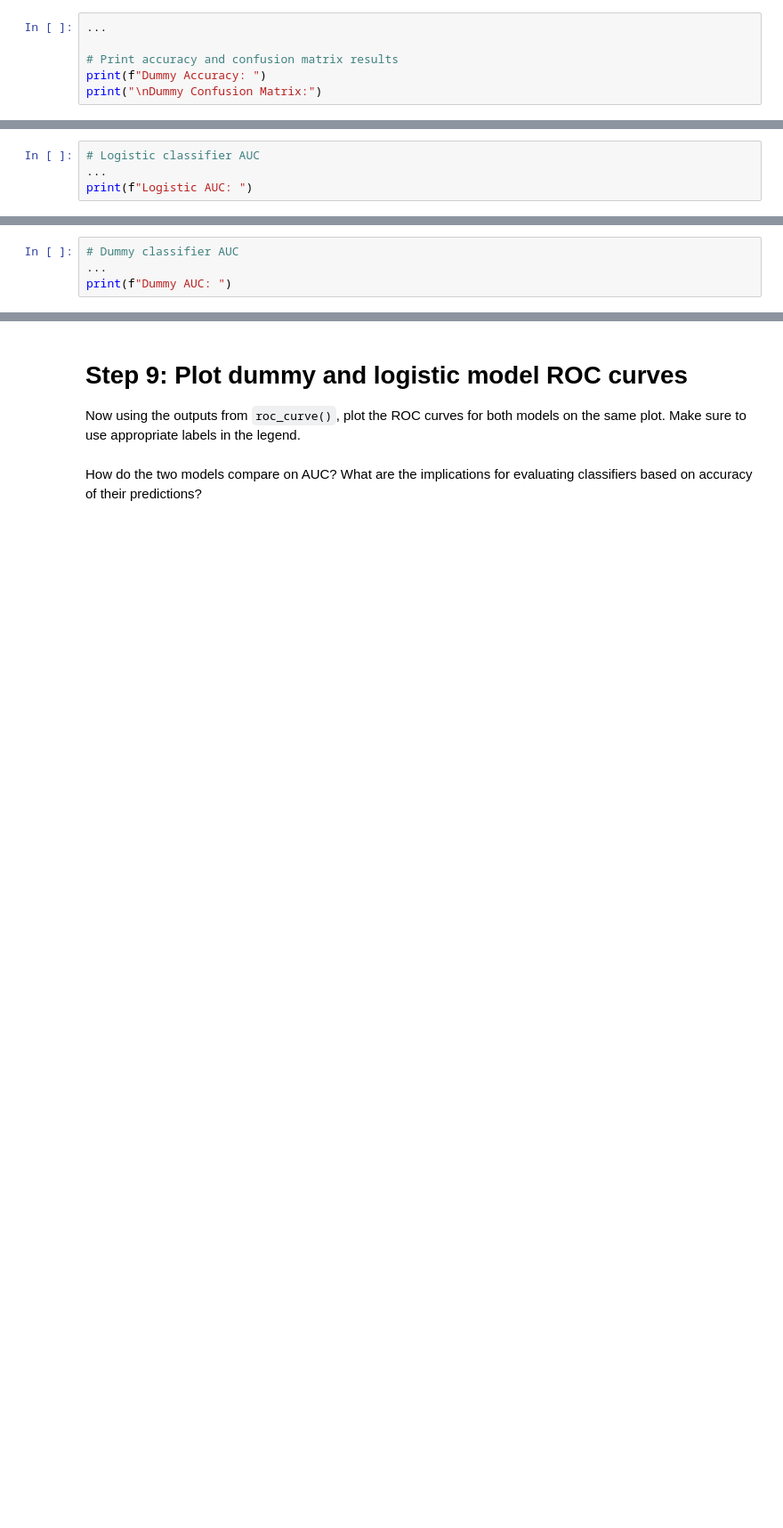
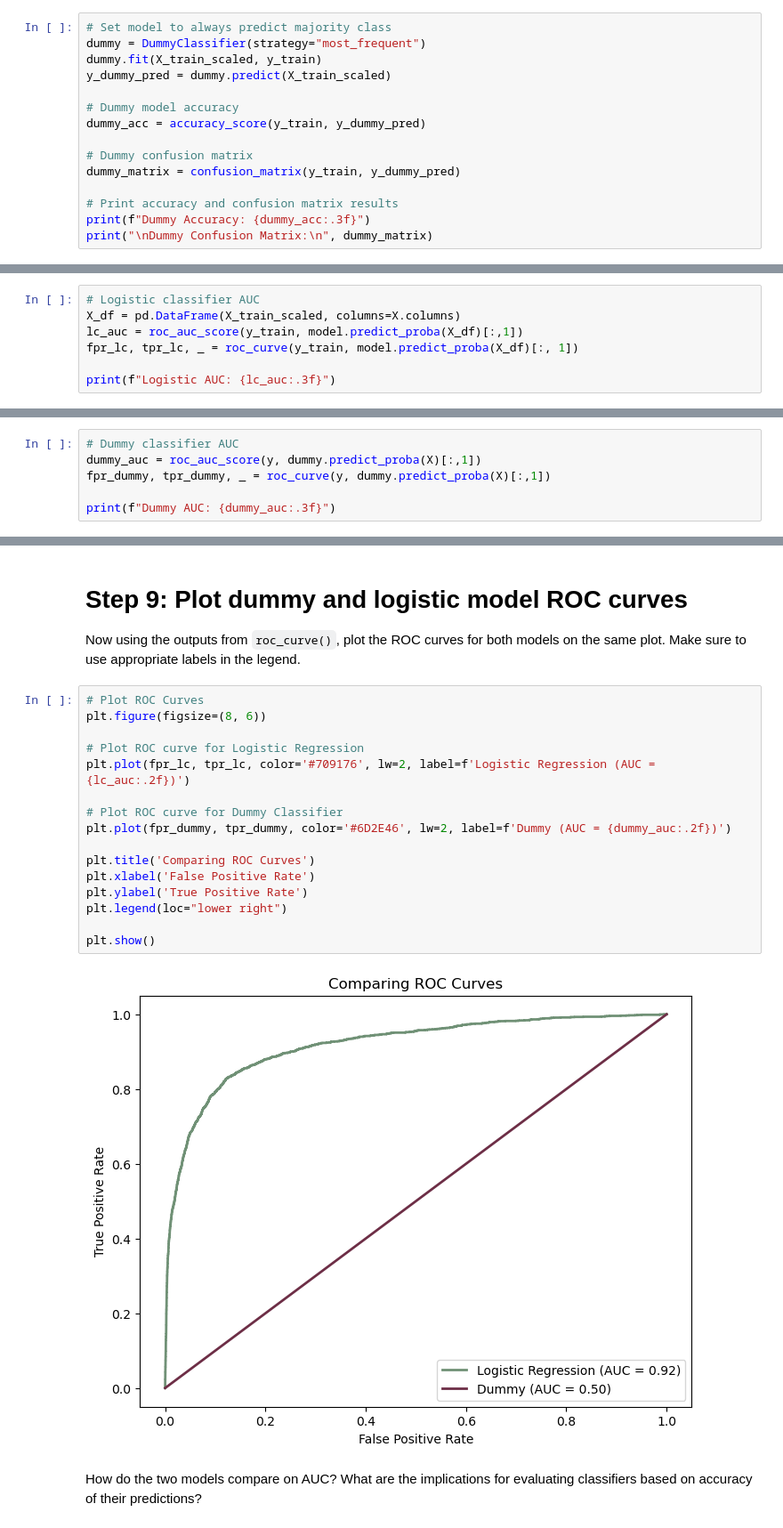
Before and after one commit to rfswick/EDS232-labs, a Jupyter notebook: Week3/lab3-wildfire.ipynb, the cells around one changed output, grey strips where cells are left out. Shown at 89% size. Drawn from its saved outputs; the diff is of its cells as text; blank space fills up the shorter version.

```diff
--- a/Week3/lab3-wildfire.ipynb
+++ b/Week3/lab3-wildfire.ipynb
@@ -130,8 +185,17 @@ What do you think would happen if we built a model that always predicts the majo
 # %% [markdown]
 Let's go ahead and do it: use `DummyClassifier()` with the appropriate value for the 'strategy' parameter to train a majority classifier.  Then calculate this model's accuracy on the training data.
 # %%
-...
+# Set model to always predict majority class
+dummy = DummyClassifier(strategy="most_frequent")
+dummy.fit(X_train_scaled, y_train)
+y_dummy_pred = dummy.predict(X_train_scaled)
+
+# Dummy model accuracy
+dummy_acc = accuracy_score(y_train, y_dummy_pred)
+
+# Dummy confusion matrix
+dummy_matrix = confusion_matrix(y_train, y_dummy_pred)
 
 # Print accuracy and confusion matrix results
-print(f"Dummy Accuracy: ")
-print("\nDummy Confusion Matrix:")
+print(f"Dummy Accuracy: {dummy_acc:.3f}")
+print("\nDummy Confusion Matrix:\n", dummy_matrix)
@@ -140,5 +210,8 @@ print("\nDummy Confusion Matrix:")
 Our two models have similar accuracy, but is that all there is to this story?  Let's dig a little deeper on the comparison of our logistic and dummy classifiers by examining the associated receiver-operator characteristic (ROC) curves. Calculate the area under the curve (AUC) for both models.
 # %%
 # Logistic classifier AUC
-...
-print(f"Logistic AUC: ")
+X_df = pd.DataFrame(X_train_scaled, columns=X.columns)
+lc_auc = roc_auc_score(y_train, model.predict_proba(X_df)[:,1])
+fpr_lc, tpr_lc, _ = roc_curve(y_train, model.predict_proba(X_df)[:, 1])
+
+print(f"Logistic AUC: {lc_auc:.3f}")
@@ -145,4 +220,6 @@ print(f"Logistic AUC: ")
 # %%
 # Dummy classifier AUC
-...
-print(f"Dummy AUC: ")
+dummy_auc = roc_auc_score(y, dummy.predict_proba(X)[:,1])
+fpr_dummy, tpr_dummy, _ = roc_curve(y, dummy.predict_proba(X)[:,1])
+
+print(f"Dummy AUC: {dummy_auc:.3f}")
@@ -149,6 +228,24 @@ print(f"Dummy AUC: ")
 # %% [markdown]
 # Step 9: Plot dummy and logistic model ROC curves
 Now using the outputs from `roc_curve()`, plot the ROC curves for both models on the same plot.  Make sure to use appropriate labels in the legend.
+# %%
+# Plot ROC Curves
+plt.figure(figsize=(8, 6))
+
+# Plot ROC curve for Logistic Regression
+plt.plot(fpr_lc, tpr_lc, color='#709176', lw=2, label=f'Logistic Regression (AUC = {lc_auc:.2f})')
+
+# Plot ROC curve for Dummy Classifier
+plt.plot(fpr_dummy, tpr_dummy, color='#6D2E46', lw=2, label=f'Dummy (AUC = {dummy_auc:.2f})')
+
+plt.title('Comparing ROC Curves')
+plt.xlabel('False Positive Rate')
+plt.ylabel('True Positive Rate')
+plt.legend(loc="lower right")
+
+plt.show()
+# %% [output]
+[figure, added]
 # %% [markdown]
 How do the two models compare on AUC?  What are the implications for evaluating classifiers based on accuracy of their predictions?
 # %% [markdown]
```
Also changed, not shown: parts of 18 cells of this notebook.
